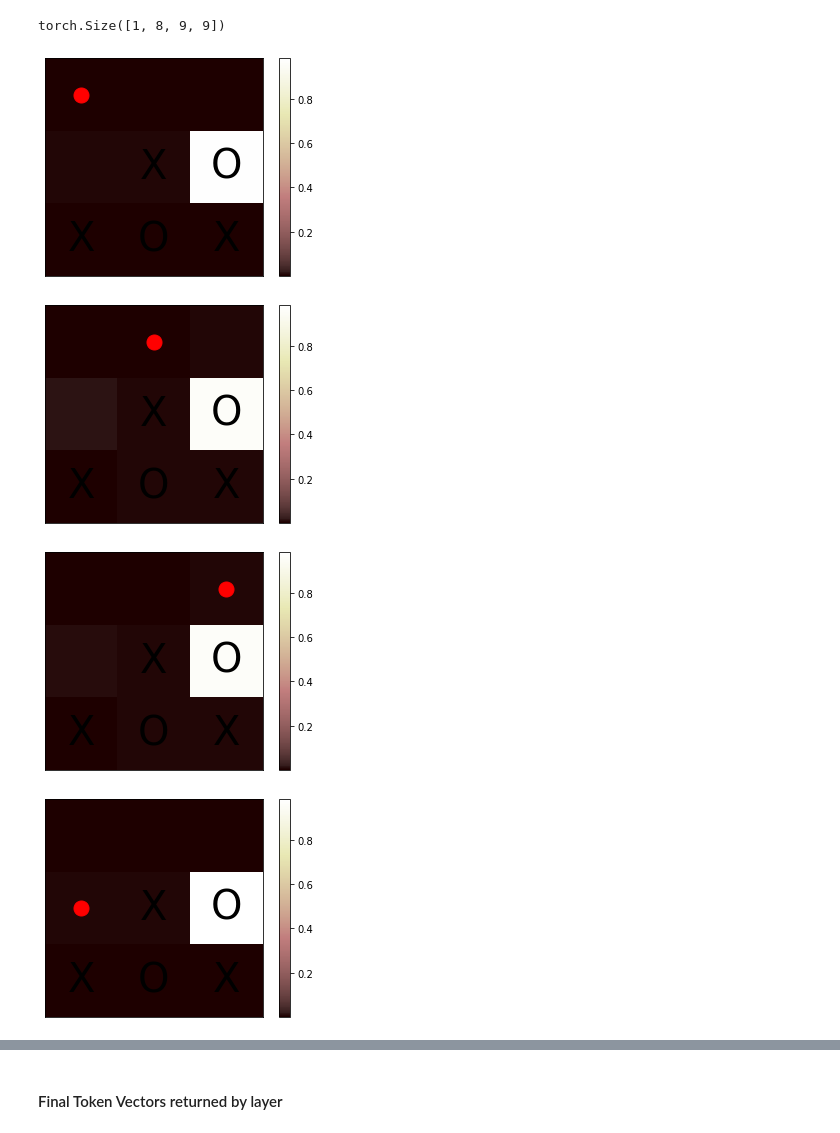
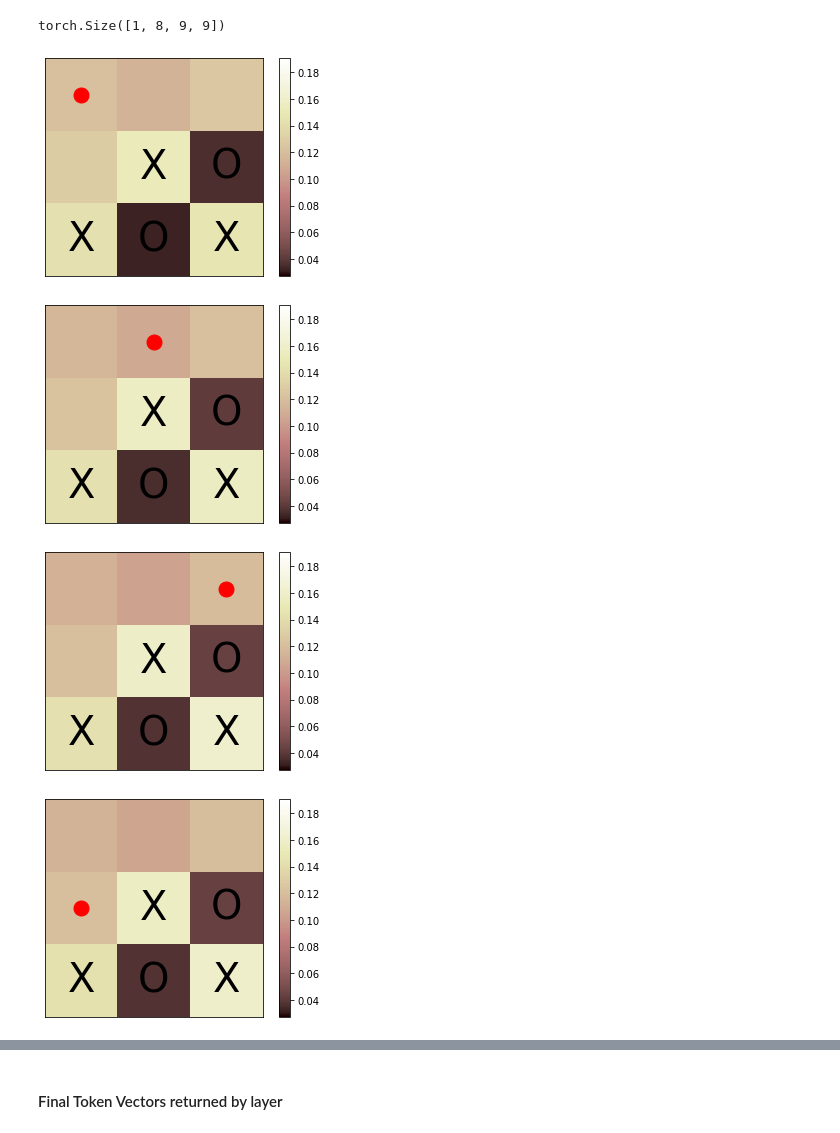
Before and after one commit to Tyler-B-Lee/TransformerGames, a Jupyter notebook: tictactoe_vis.ipynb, the cells around one changed output, grey strips where cells are left out. Saved outputs shown, nothing was run; the diff lists cells and outputs as text; code cells hidden in the pictures.

```diff
--- a/tictactoe_vis.ipynb
+++ b/tictactoe_vis.ipynb
@@ -172,7 +172,7 @@ plot_embed_stats(query, test_env)
 ### Getting the Activations per Head
 # %%
 # choose the layer to visualize
-transformer_layer_index = 1
+transformer_layer_index = 2
 
 x = input_embed
 for i in range(transformer_layer_index):
@@ -219,33 +219,33 @@ def plot_value_vectors(attn_head, head_index, env=None):
 # %%
 def plot_attn_head(attn_head, querying_token, env=None):
     min_val = attn_head.min()
     max_val = attn_head.max()
     plt.imshow(attn_head[querying_token].reshape(3,3).detach().numpy(), cmap='pink', vmin=min_val, vmax=max_val)
     plt.colorbar()
 
     # mark querying square with a red outline
     querying_square = torch.tensor([querying_token // 3, querying_token % 3])
     plt.plot(querying_square[1], querying_square[0], 'ro', markersize=15)
 
     if env is not None:
         # plot an X or O on the board
         for i in range(3):
             for j in range(3):
                 if env.board[i*3 + j].symbol == 'X':
                     plt.text(j, i, 'X', color='black', fontsize=40, ha='center', va='center')
                 elif env.board[i*3 + j].symbol == 'O':
                     plt.text(j, i, 'O', color='black', fontsize=40, ha='center', va='center')
     plt.xticks([])
     plt.yticks([])
     plt.show()
 
-head = 0
+head = 5
 attn_head = attn[0, head]
 
 for i in range(9):
     plot_attn_head(attn_head, i, test_env)
 # %% [output]
-[figure, old version]
+[figure, new version]
-[figure, old version]
+[figure, new version]
-[figure, old version]
+[figure, new version]
-[figure, old version]
+[figure, new version]
```
Also changed, not shown: parts of 4 cells of this notebook, 5 other files.
